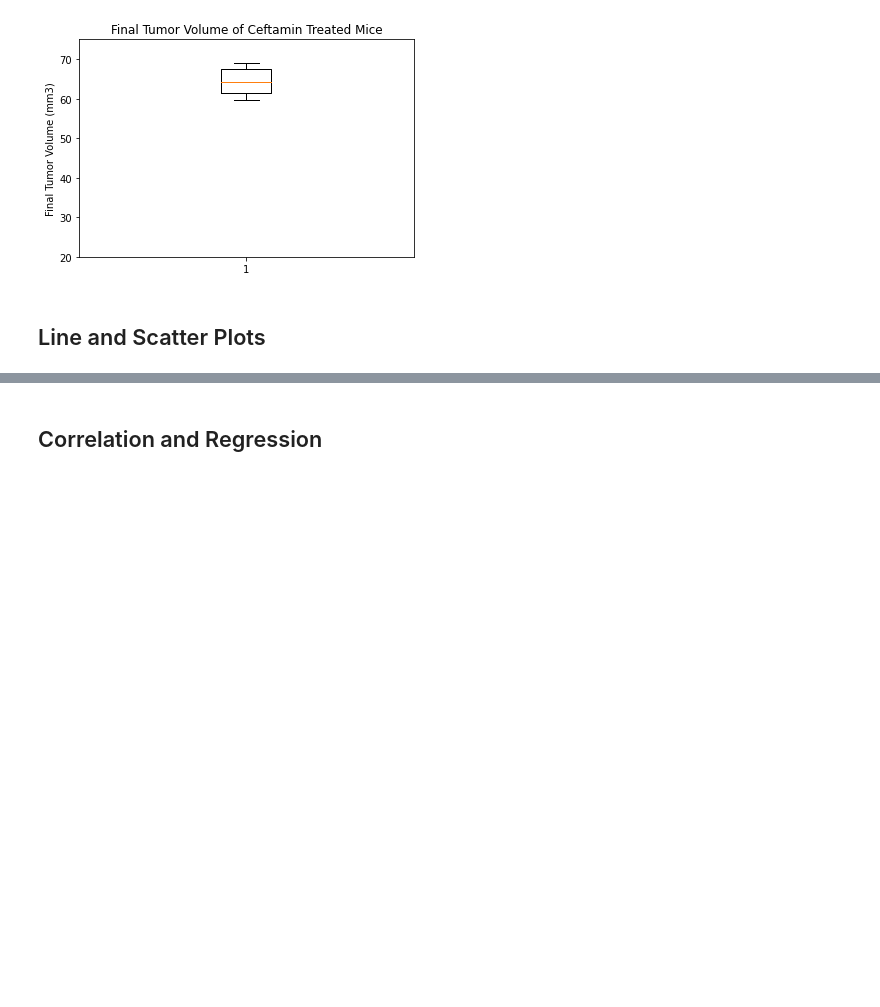
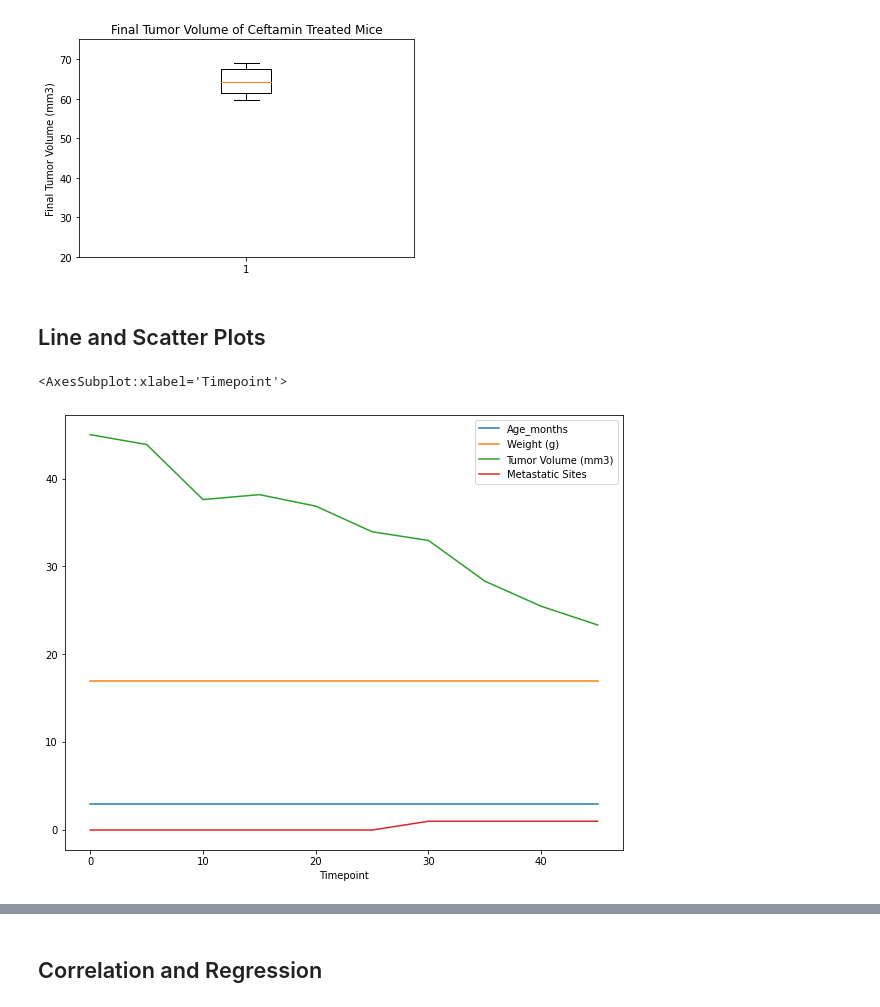
Before and after one commit to brettmw92/Matplotlib, a Jupyter notebook: HW/Instructions/Pymaceuticals/pymaceuticals_starter.ipynb, the cells around one changed output, grey strips where cells are left out. Cells and saved outputs as stored; diff of their text form; code cells hidden in the pictures; blank space fills up the shorter version.

Commit message:
got scatter plot

```diff
--- a/HW/Instructions/Pymaceuticals/pymaceuticals_starter.ipynb
+++ b/HW/Instructions/Pymaceuticals/pymaceuticals_starter.ipynb
@@ -317,5 +317,12 @@ axis_4.set_ylim(20,75)
 ## Line and Scatter Plots
 # %%
 # Generate a line plot of tumor volume vs. time point for a mouse treated with Capomulin
+cap_df = merged.loc[merged["Drug Regimen"] == "Capomulin"]
+cap_df.head()
+cap_mouse = cap_df.loc[cap_df["Mouse ID"] == "s185"]
+cap_mouse.set_index("Timepoint").plot(figsize=(10,8))
+# %% [output]
+<AxesSubplot:xlabel='Timepoint'>
+[figure, added]
 # %%
 # Generate a scatter plot of average tumor volume vs. mouse weight for the Capomulin regimen
```
Also changed, not shown: parts of 1 cell of this notebook.
